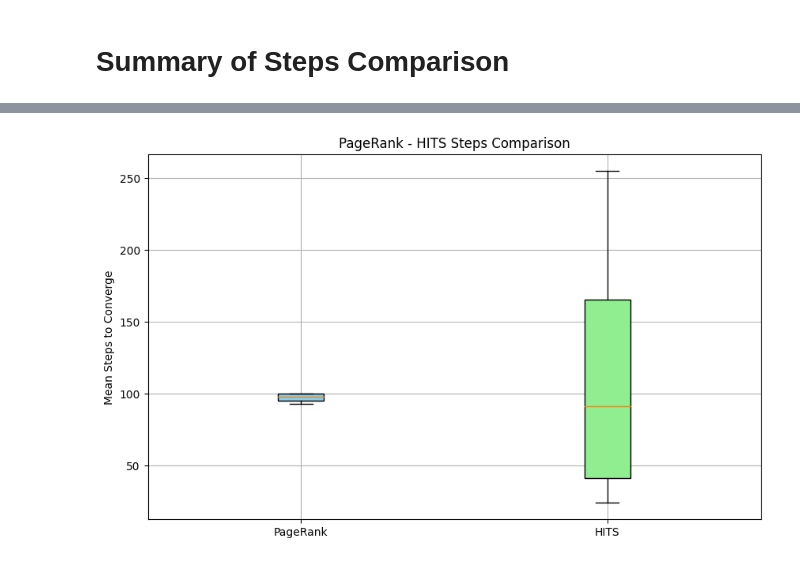
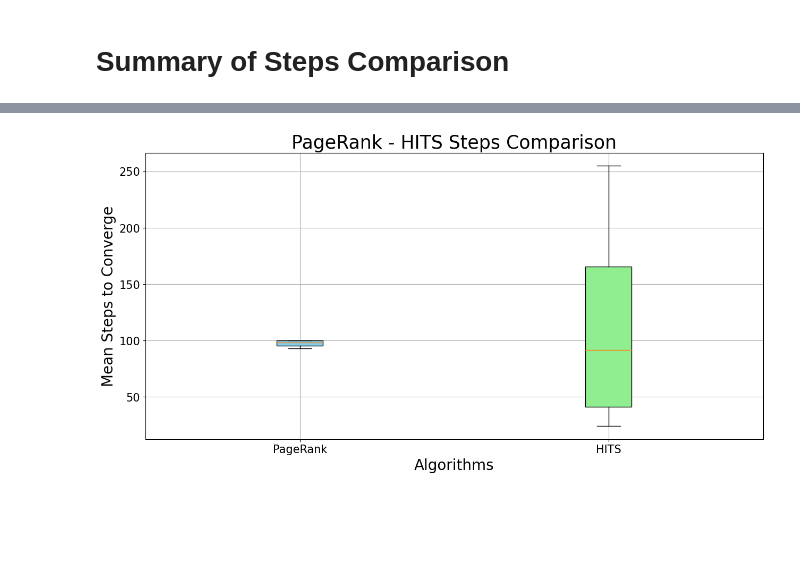
Before and after one commit to zuliani99/PageRank_HITS_Comparison, a Jupyter notebook: PR_HITS_IN_Comparison.ipynb, the cells around one changed output, grey strips where cells are left out. Saved outputs shown, nothing was run; the diff lists cells and outputs as text; code cells hidden in the pictures; blank space fills up the shorter version.

```diff
--- a/PR_HITS_IN_Comparison.ipynb
+++ b/PR_HITS_IN_Comparison.ipynb
@@ -214,21 +224,23 @@ plt.show()
 # %%
-plt.figure(figsize=(10, 6))
+plt.figure(figsize=(15, 7))
 
 boxplot = plt.boxplot(steps_results[['PR', 'HITS']].to_numpy(),
             patch_artist=True,
             labels=['PageRank', 'HITS'])  # will be used to label x-ticks)
 
 # Define colors for the boxes
 box_colors = ['skyblue', 'lightgreen']
 
 # Color the boxes using the boxprops dictionary
 for box, color in zip(boxplot['boxes'], box_colors):
     box.set_facecolor(color)
 
-plt.ylabel("Mean Steps to Converge")
-plt.title("PageRank - HITS Steps Comparison")
-plt.xticks([1, 2], ['PageRank', 'HITS'])  # Custom tick labels
+plt.ylabel("Mean Steps to Converge", fontsize=20)
+plt.xlabel("Algorithms", fontsize=20)
+plt.title("PageRank - HITS Steps Comparison", fontsize=25)
+plt.xticks([1, 2], ['PageRank', 'HITS'], fontsize=15)  # Custom tick labels
+plt.yticks(fontsize=15)
 plt.grid()
 plt.show()
 # %% [output]
-[figure, old version]
+[figure, new version]
```
Also changed, not shown: parts of 8 cells of this notebook, 16 other files.
